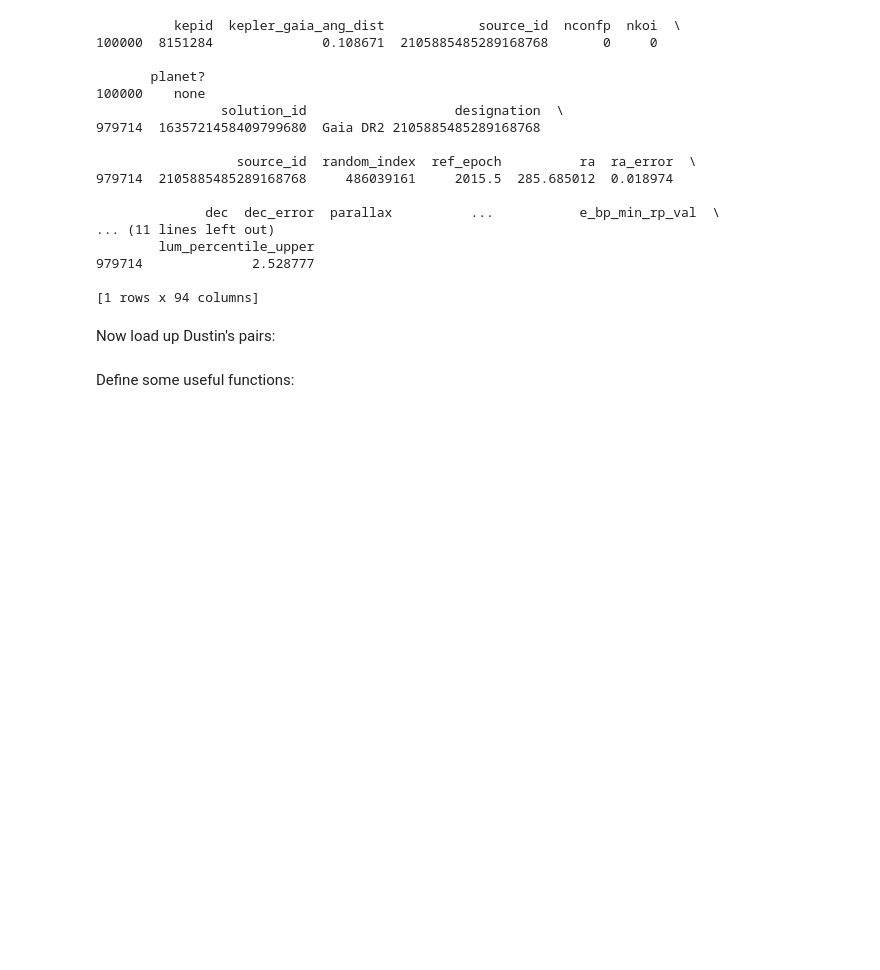
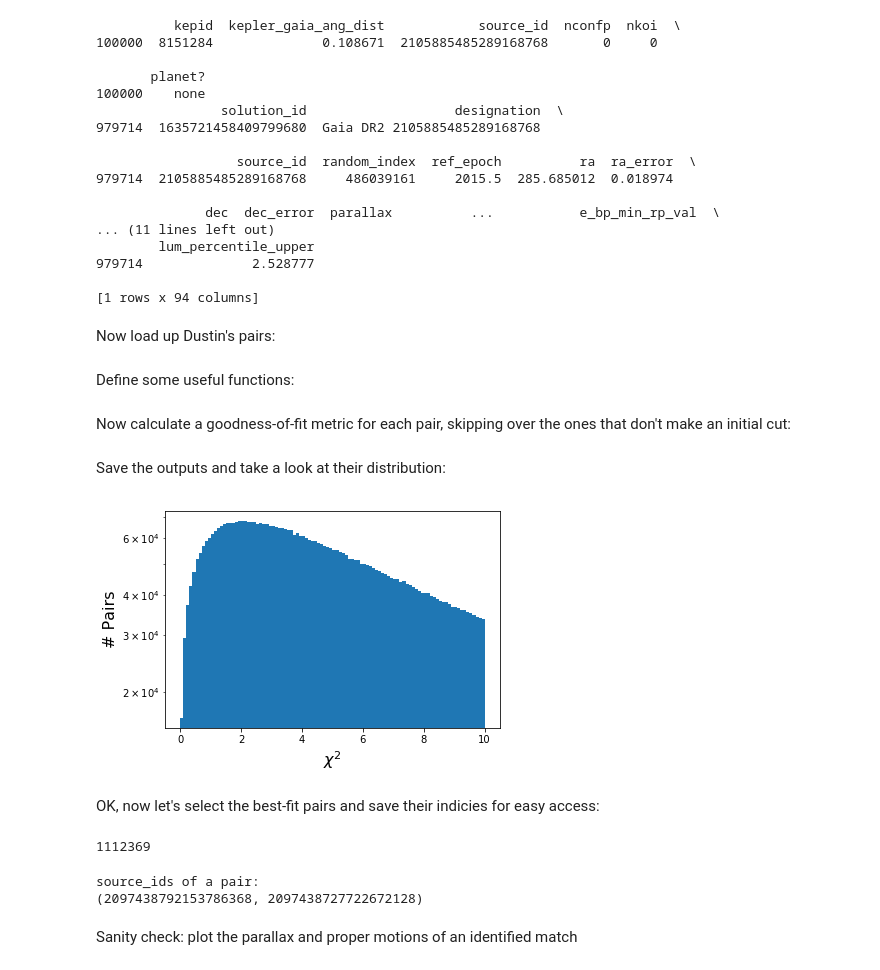
Before and after one commit to megbedell/kepler-pairs, a Jupyter notebook: notebooks/all-kepler-matches.ipynb, the cells around one changed output. Drawn from its saved outputs; the diff is of its cells as text; code cells hidden in the pictures; blank space fills up the shorter version.

```diff
--- a/notebooks/all-kepler-matches.ipynb
+++ b/notebooks/all-kepler-matches.ipynb
@@ -131,6 +131,8 @@ def check_with_primary(m, primary):
         return chisq(primary, m)
     else:
         return -1
+# %% [markdown]
+Now calculate a goodness-of-fit metric for each pair, skipping over the ones that don't make an initial cut:
 # %%
 chisqs = np.zeros_like(pairs) - 1.
 
@@ -140,3 +142,5 @@ for i,row in tqdm(enumerate(pairs)):
     if len(matches) > 0:
         row_of_chisqs = matches.apply(check_with_primary, args=(primary,), axis=1)
         chisqs[i,:len(row_of_chisqs)] = row_of_chisqs.values
+# %% [markdown]
+Save the outputs and take a look at their distribution:
@@ -143,5 +152,15 @@ for i,row in tqdm(enumerate(pairs)):
 # %%
 plt.hist(chisqs[(chisqs > 0.) & (chisqs < 10.)], bins=100)
-plt.xlabel('$\chi^2$')
-plt.ylabel('# Pairs')
+plt.xlabel('$\chi^2$', fontsize=16)
+plt.ylabel('# Pairs', fontsize=16)
 plt.yscale('log')
+plt.savefig('chisq_keplerpairs.png')
+# %% [output]
+[figure, added]
+# %% [markdown]
+OK, now let's select the best-fit pairs and save their indicies for easy access:
+# %%
+matches_mask = (chisqs > 0) & (chisqs < 2)
+np.sum(matches_mask)
+# %% [output]
+1112369
@@ -147,0 +175,8 @@ plt.yscale('log')
+# %%
+print("source_ids of a pair:")
+print(read_match_attr(pairs_ind1s[0], pairs_ind2s[0], 'source_id'))
+# %% [output]
+source_ids of a pair:
+(2097438792153786368, 2097438727722672128)
+# %% [markdown]
+Sanity check: plot the parallax and proper motions of an identified match
```
Also changed, not shown: parts of 15 cells of this notebook.
